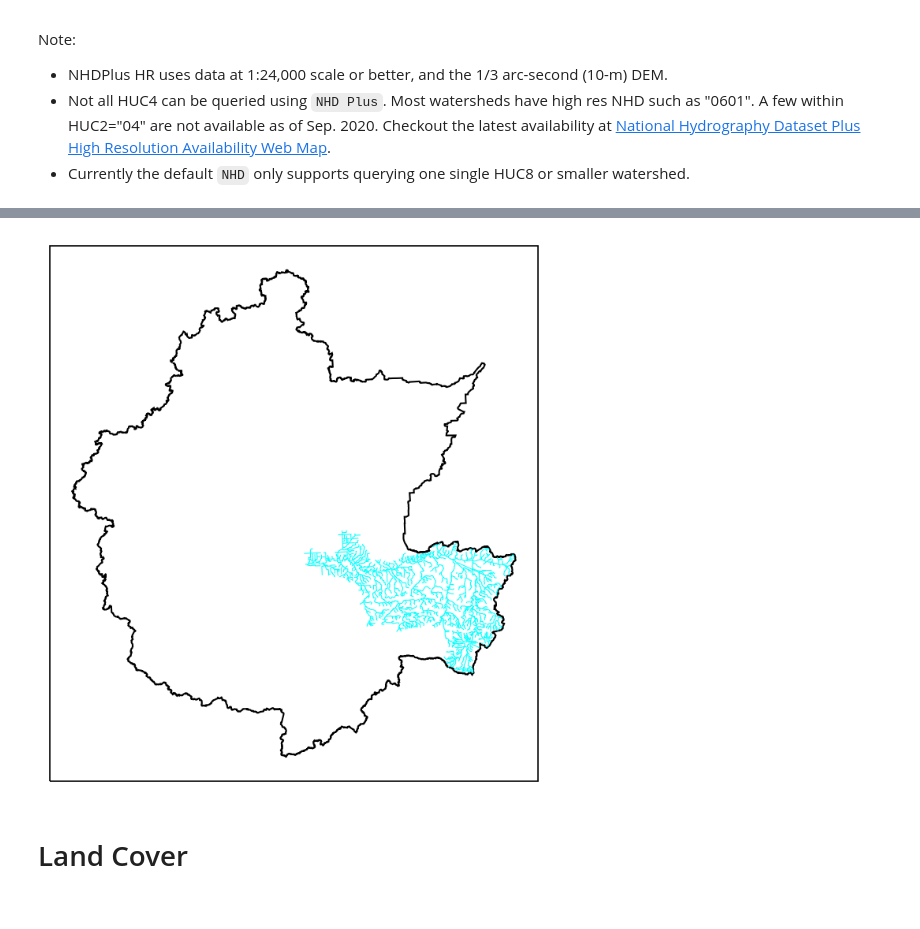
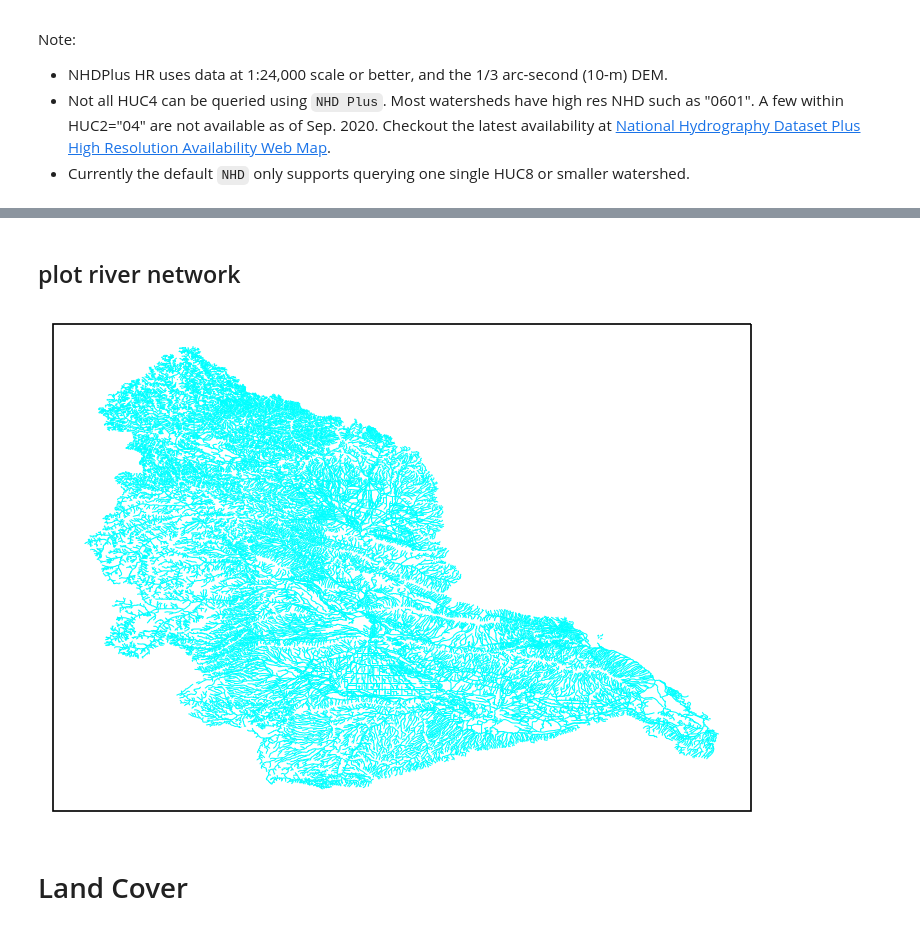
Before and after one commit to pinshuai/watershed-workflow, a Jupyter notebook: examples/download_data_streams.ipynb, the cells around one changed output, grey strips where cells are left out. Drawn from its saved outputs; the diff is of its cells as text; code cells hidden in the pictures.

Commit message:
fix hydrography source list; add convert option in get_reaches

```diff
--- a/examples/download_data_streams.ipynb
+++ b/examples/download_data_streams.ipynb
@@ -221,0 +225,4 @@ dataset=None # close file
+# %%
+sources['HUC'] = workflow.source_list.huc_sources['NHD Plus']
+
+huc = "1703"
@@ -246,8 +262,8 @@ Note:
 - Not all HUC4 can be queried using `NHD Plus`. Most watersheds have high res NHD such as "0601". A few within HUC2="04" are not available as of Sep. 2020. Checkout the latest availability at [National Hydrography Dataset Plus High Resolution Availability Web Map](https://usgs.maps.arcgis.com/apps/MapTools/index.html?appid=41a5c2ca49bd4a83b239450e61022d53).
 - Currently the default `NHD` only supports querying one single HUC8 or smaller watershed.
 # %%
-# sources['hydrography'] = workflow.source_list.hydrography_sources['NHD Plus']
-# sources['HUC'] = workflow.source_list.huc_sources['NHD Plus']
+sources['hydrography'] = workflow.source_list.hydrography_sources['NHD Plus']
+# sources['hydrography'] = workflow.source_list.hydrography_sources['NHD']
 # %%
-huc = "04100008" # HUC4 for NHD Plus or HUC8 for NHD
-# huc = "0410"
+# huc = "17030001" # HUC4 for NHD Plus or HUC8 for NHD
+huc = "1703"
@@ -254,5 +272,7 @@ huc = "04100008" # HUC4 for NHD Plus or HUC8 for NHD
 # %%
-_, reaches = workflow.get_reaches(sources['hydrography'], huc,
+%%time
+reach_crs, reaches = workflow.get_reaches(sources['hydrography'], huc,
                                       watershed.exterior().bounds, crs,
-                                  merge = True)
+                                          cvrt = False,
+                                  merge = False)
 # %% [output]
@@ -266,13 +290,15 @@ _, reaches = workflow.get_reaches(sources['hydrography'], huc,
+# %% [markdown]
+## plot river network
 # %%
 fig = plt.figure(figsize=(6,6))
 ax = workflow.plot.get_ax(crs, fig)
 
-workflow.plot.hucs(watershed, crs, ax=ax, color='k', linewidth=1)
+# workflow.plot.hucs(watershed, crs, ax=ax, color='k', linewidth=1)
 workflow.plot.shply(reaches, crs, ax=ax, color='aqua', linewidth=0.5)
 
 plt.show()
 # %% [output]
-[figure, old version]
+[figure, new version]
 # %% [markdown]
 # Land Cover
 # %% [markdown]
```
Also changed, not shown: parts of 8 cells of this notebook, 8 other files.
